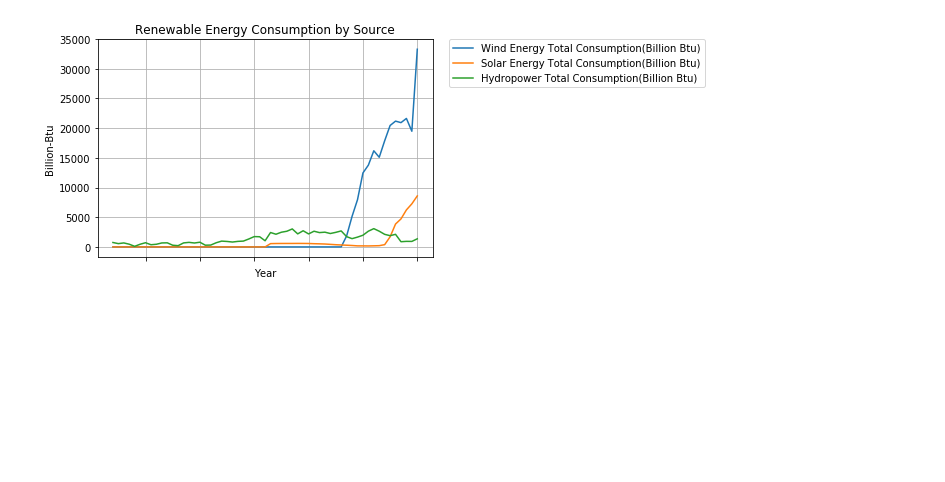
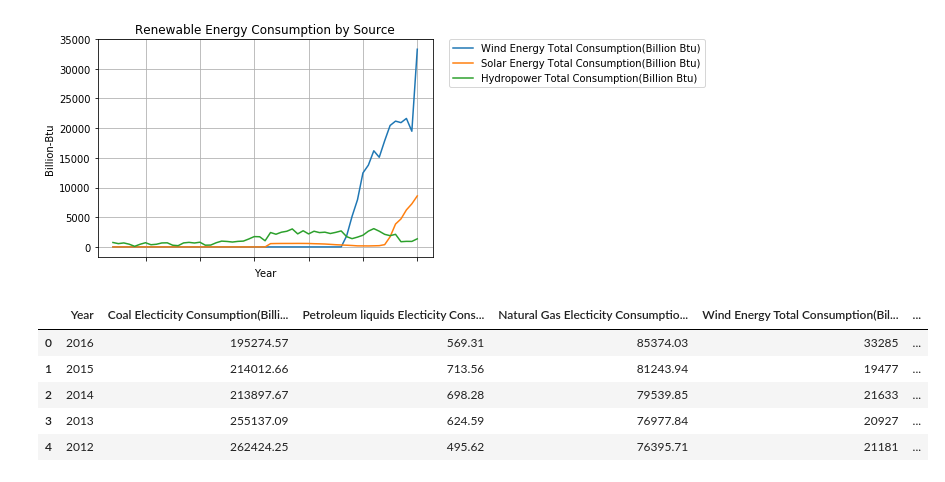
Before and after one commit to MTRaley52/Project_1, a Jupyter notebook: CleanenergyFile.ipynb, the cells around one changed output. Saved outputs shown, nothing was run; the diff lists cells and outputs as text; code cells hidden in the pictures; blank space fills up the shorter version.

```diff
--- a/CleanenergyFile.ipynb
+++ b/CleanenergyFile.ipynb
@@ -594,3 +594,14 @@ plt.grid(True)
 plt.show()
 # %% [output]
 [figure]
+# %%
+All_Consumption_data=[Coal_Electicity_Consu_df,Petroleum_Electicity_Consu_df,Natural_Gas_Consu_df,WC_df,SC_df,HP_df]
+Total_Consumption_table=reduce(lambda left,right: pd.merge(left,right,on='Year'), All_Consumption_data)
+Total_Consumption_table.head()
+# %% [output]
+|  | Year | Coal Electicity Consumption(Billi... | Petroleum liquids Electicity Cons... | Natural Gas Electicity Consumptio... | Wind Energy Total Consumption(Bil... | ... |
+| 0 | 2016 | 195274.57 | 569.31 | 85374.03 | 33285 | ... |
+| 1 | 2015 | 214012.66 | 713.56 | 81243.94 | 19477 | ... |
+| 2 | 2014 | 213897.67 | 698.28 | 79539.85 | 21633 | ... |
+| 3 | 2013 | 255137.09 | 624.59 | 76977.84 | 20927 | ... |
+| 4 | 2012 | 262424.25 | 495.62 | 76395.71 | 21181 | ... |
```
Also changed, not shown: parts of 2 cells of this notebook.
